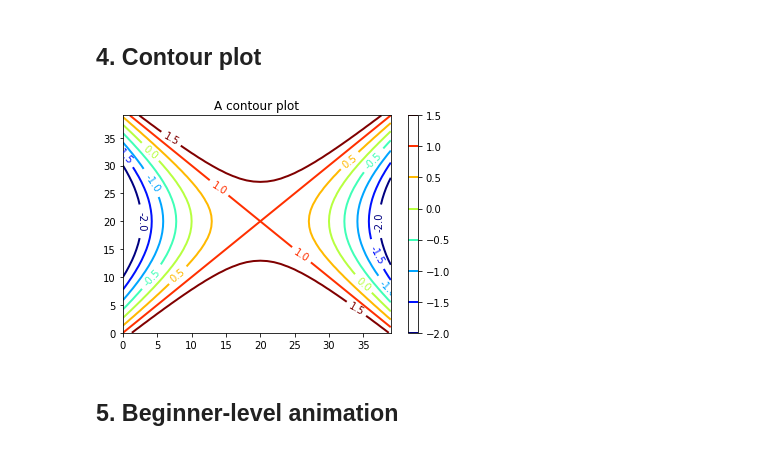
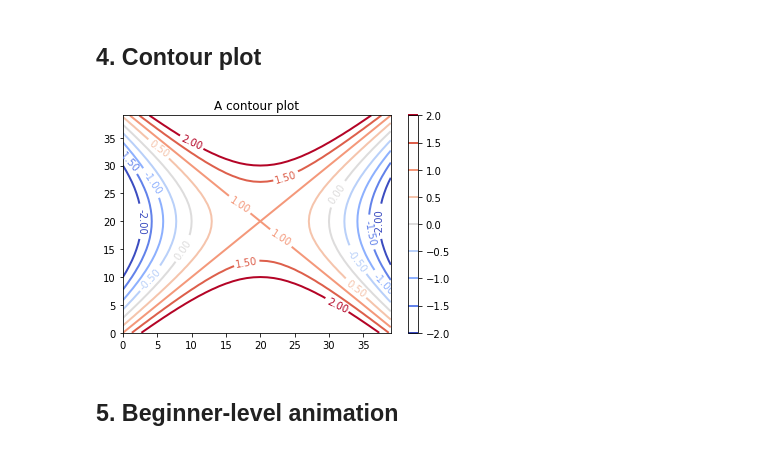
Before and after one commit to raghurama123/NumericalMethodsOld, a Jupyter notebook: notebooks/nm_02_Plotting.ipynb, the cells around one changed output. Saved outputs shown, nothing was run; the diff lists cells and outputs as text; code cells hidden in the pictures.

```diff
--- a/notebooks/nm_02_Plotting.ipynb
+++ b/notebooks/nm_02_Plotting.ipynb
@@ -125,30 +149,38 @@ plt.show()
 # %%
 import numpy as np
 import matplotlib as mpl
 import matplotlib.pyplot as plt
 
 #=== Define a 2D function
 def f(x,y):
     #z=(x**2+y**2)
     z=(1-x**2+y**2)
     return z
 
 x=np.arange(-2.0,2.0,0.1)
 y=np.arange(-2.0,2.0,0.1)
 
 X,Y=np.meshgrid(x,y)
 
 Z=f(X,Y)
 
-N_iso=np.arange(-2,2,0.5)
+N_iso=np.arange(-2,2.5,0.5)
 
-CS=plt.contour(Z,N_iso,linewidths=2,cmap=mpl.cm.jet)
-plt.clabel(CS, inline=True, fmt='%1.1f', fontsize=10)
+#fig = plt.figure()                        # comment if square plot is not needed
+#ax = fig.add_subplot(111)                 # comment if square plot is not needed
+
+CS=plt.contour(Z,N_iso,linewidths=2,cmap=mpl.cm.coolwarm)
+
+
+#ax.set_aspect('equal', adjustable='box')  # comment if square plot is not needed
+
+plt.clabel(CS, inline=True, fmt='%1.2f', fontsize=10)
 plt.colorbar(CS)
+
 plt.title('A contour plot')
 plt.show()
 # %% [output]
-[figure, old version]
+[figure, new version]
 # %% [markdown]
 ## 5. Beginner-level animation
 # %%
```
Also changed, not shown: parts of 7 cells of this notebook, 3 other files.
